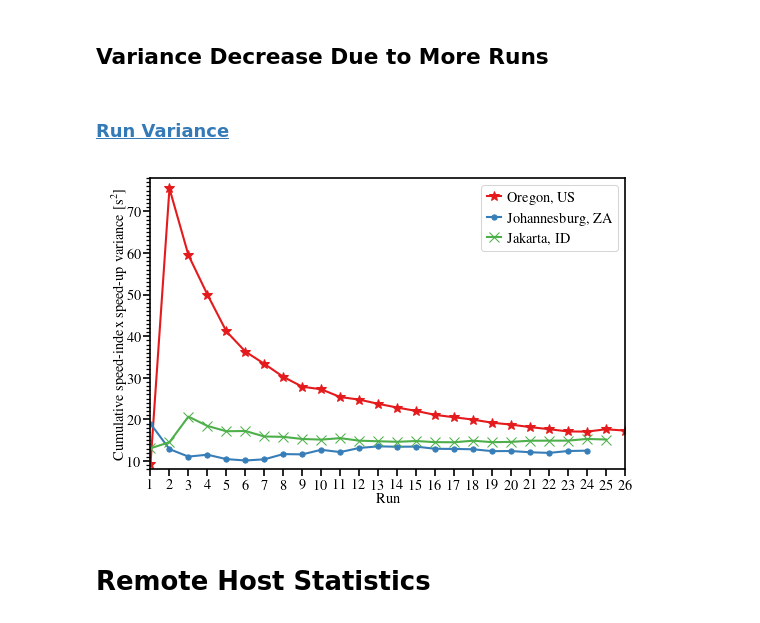
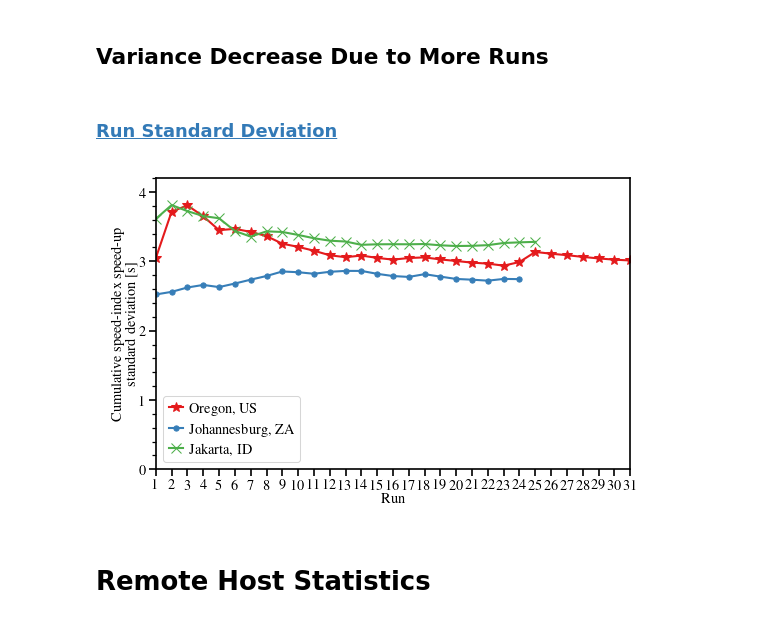
Before and after one commit to miri64/artifacts-tnsm26-cbor-dns-eval, a Jupyter notebook: 06_1evaluation.ipynb, the cells around one changed output. Drawn from its saved outputs; the diff is of its cells as text; code cells hidden in the pictures.

Commit message:
06_1evaluation: Update after 31 Oregon runs

```diff
--- a/06_1evaluation.ipynb
+++ b/06_1evaluation.ipynb
@@ -642,6 +393,7 @@ METRICS = [
     "cumulative_layout_shift",
     "rtt",
 ]
+ZSCORE_THRESHOLD = 5
 
 fig = matplotlib.pyplot.figure(
     figsize=matplotlib.rcParams["figure.figsize"],
@@ -663,6 +415,11 @@ for location in LOCATIONS_SORTED:
             k: (polars.col(f"{k}_false") - polars.col(f"{k}_true")) / 1000
             for k in METRICS
         }
+    ).with_columns(
+        **{
+            f"z-score-{k}": ((polars.col(k) - polars.col(k).mean()) / polars.col(k).std()).abs()
+            for k in METRICS
+        }
     ).filter(
         polars.col("first_contentful_paint").is_not_null()
         & polars.col("largest_contentful_paint").is_not_null()
@@ -670,59 +427,61 @@ for location in LOCATIONS_SORTED:
         & polars.col("total_blocking_time").is_not_null()
         & polars.col("cumulative_layout_shift").is_not_null()
         & polars.col("rtt").is_not_null()
-    ).select(["domain", "run"] + METRICS)
+    ).select(["domain", "run"] + METRICS + [f"z-score-{k}" for k in METRICS])
 
-    variances = None
+    stds = None
     for run in range(1, times["run"].max() + 1):
         # if location == "us-west":
         #     if run == 2:
         #         # this run had an unusually high variance which was
         #         # nearly one order of magnitude greater in speed_index
         #         # (~92 s²), so we discarded it
         #         continue
         if location == "africa-south" and run <= 3:
             # we did not capture the remote proxy logs for those
             continue
-        variance = times.filter(
+        std = times.filter(
             (polars.col("run") <= run)
-        ).var().with_columns(
+            & (polars.col("z-score-speed_index") <= ZSCORE_THRESHOLD)
+        ).std().with_columns(
             runs=polars.lit(run - 3 if location == "africa-south" else run) # if location != "us-west" or run == 1 else run - 1)
             #runs=polars.lit(run if location != "us-west" or run == 1 else run - 1)
         ).select(["runs"] + METRICS)
 
-        if variances is None:
-            variances = variance
+        if stds is None:
+            stds = std
         else:
-            variances = polars.concat(
-                [variances, variance],
+            stds = polars.concat(
+                [stds, std],
             )
     ax.plot(
-        variances["runs"],
-        variances["speed_index"],
+        stds["runs"],
+        stds["speed_index"],
         label=LOCATIONS[location],
         markersize=5,
     )
 ax.set_xlabel("Run")
-ax.set_xlim(1, 26)
-ax.set_xticks(numpy.arange(1, 27))
-ax.set_ylabel("Cumulative speed-index speed-up variance [s$^{2}$]")
-# ax.set_ylim(8, 20.9)
-# ax.set_yticks(numpy.arange(10, 21, 5))
-# ax.set_yticks(numpy.arange(8, 21, 0.5), minor=True)
-ax.set_ylim(8, 78)
-ax.set_yticks(numpy.arange(10, 79, 10))
-ax.set_yticks(numpy.arange(8, 79, 1), minor=True)
+ax.set_xlim(1, 31)
+ax.set_xticks(numpy.arange(1, 32))
+ax.set_ylabel("Cumulative speed-index speed-up\nstandard deviation [s]")
+ax.set_ylim(0, 4.2)
+ax.set_yticks(numpy.arange(0, 4.4, 1))
+ax.set_yticks(numpy.arange(0, 4.4, 0.2), minor=True)
+# ax.set_ylim(8, 78)
+# ax.set_yticks(numpy.arange(10, 79, 10))
+# ax.set_yticks(numpy.arange(8, 79, 1), minor=True)
 ax.legend()
 filepath = EVALUATION_DIR / "plots" / "lighthouse-run-var.pdf"
 display(
     Markdown(
-        f"### [Run Variance]({str(filepath.relative_to(pathlib.Path.cwd()))})"
+        f"### [Run Standard Deviation]({str(filepath.relative_to(pathlib.Path.cwd()))})"
     )
 )
+matplotlib.pyplot.savefig(filepath, bbox_inches="tight", pad_inches=0.01)
 matplotlib.pyplot.show()
 # %% [output]
-### [Run Variance](06_1evaluation/plots/lighthouse-run-var.pdf)
+### [Run Standard Deviation](06_1evaluation/plots/lighthouse-run-var.pdf)
-[figure, old version]
+[figure, new version]
 # %% [markdown]
 # Remote Host Statistics
 # %%
```
Also changed, not shown: parts of 11 cells of this notebook, 7 other files.
